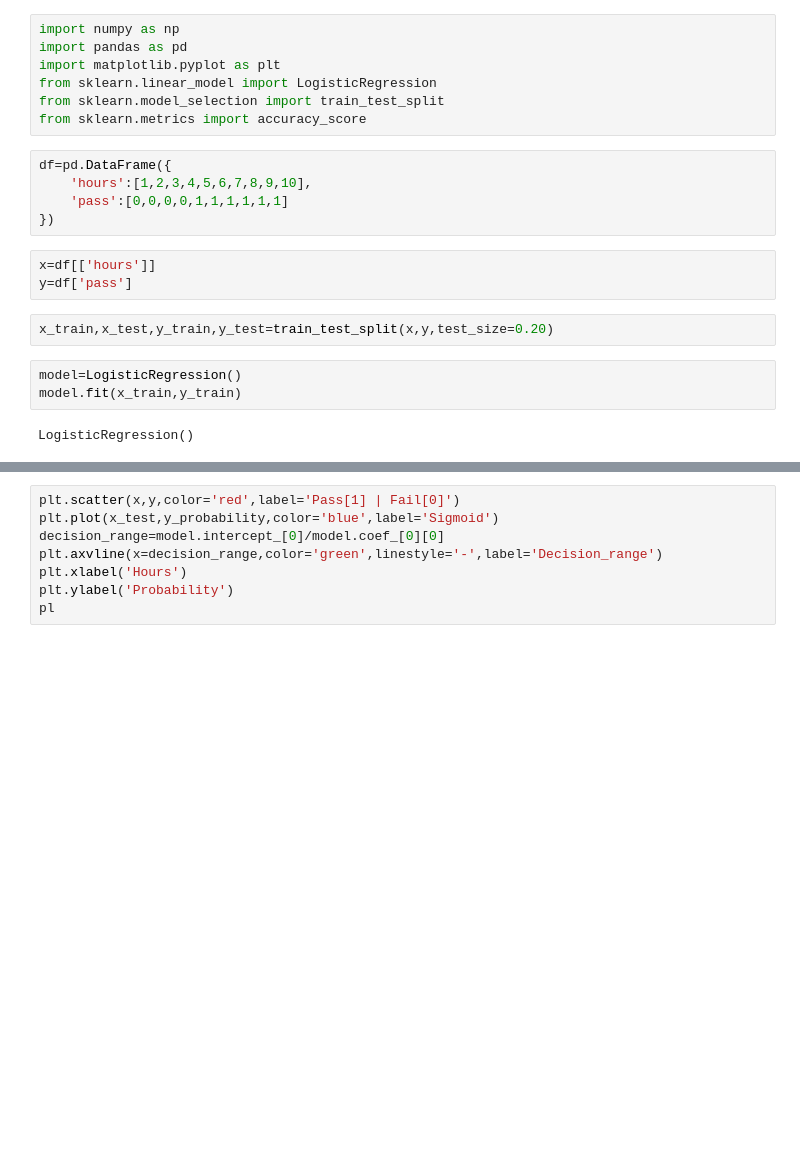
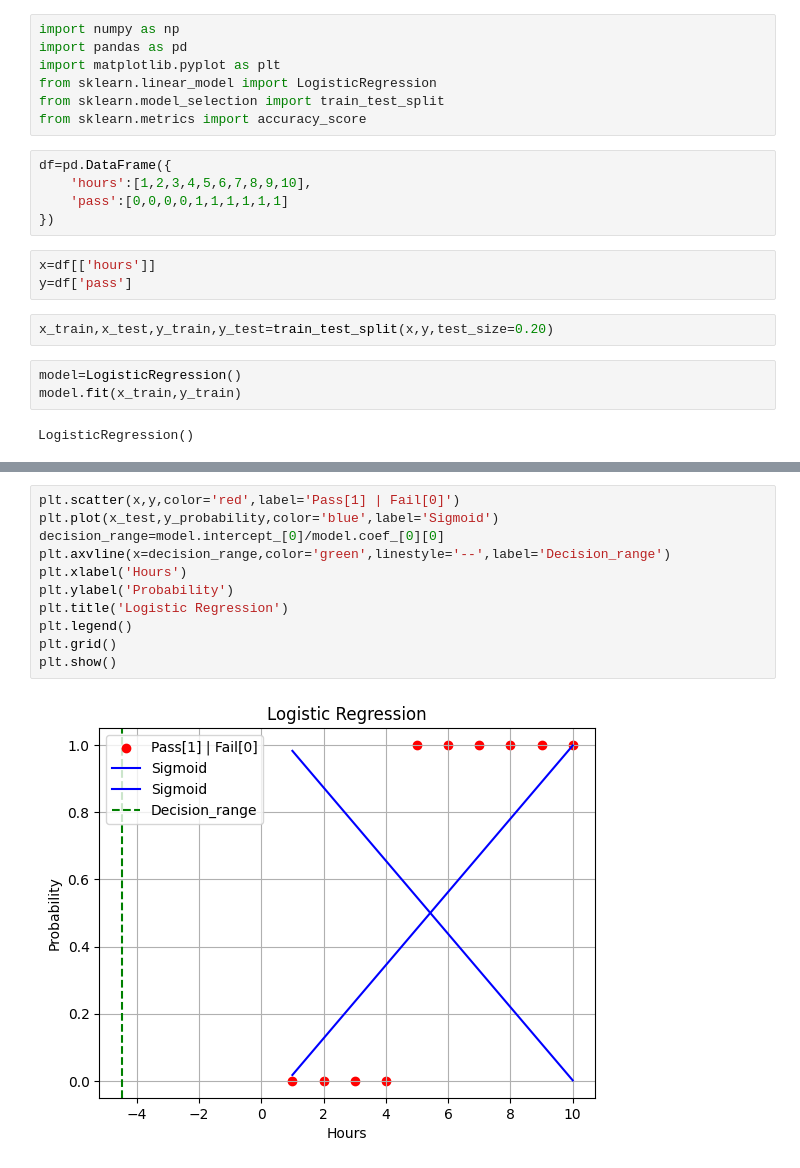
Before and after one commit to VyshnaviKarakatla/machine_learning-notebooks, a Jupyter notebook: 04_logistic_regression(classification).ipynb, the cells around one changed output, grey strips where cells are left out. Drawn from its saved outputs; the diff is of its cells as text; blank space fills up the shorter version.

```diff
--- a/04_logistic_regression(classification).ipynb
+++ b/04_logistic_regression(classification).ipynb
@@ -36,8 +36,13 @@ print(accuracy_score(y_test,y_predict))
 # %%
 plt.scatter(x,y,color='red',label='Pass[1] | Fail[0]')
 plt.plot(x_test,y_probability,color='blue',label='Sigmoid')
 decision_range=model.intercept_[0]/model.coef_[0][0]
-plt.axvline(x=decision_range,color='green',linestyle='-',label='Decision_range')
+plt.axvline(x=decision_range,color='green',linestyle='--',label='Decision_range')
 plt.xlabel('Hours')
 plt.ylabel('Probability')
-pl
+plt.title('Logistic Regression')
+plt.legend()
+plt.grid()
+plt.show()
+# %% [output]
+[figure, added]
```
Also changed, not shown: parts of 1 cell of this notebook.
